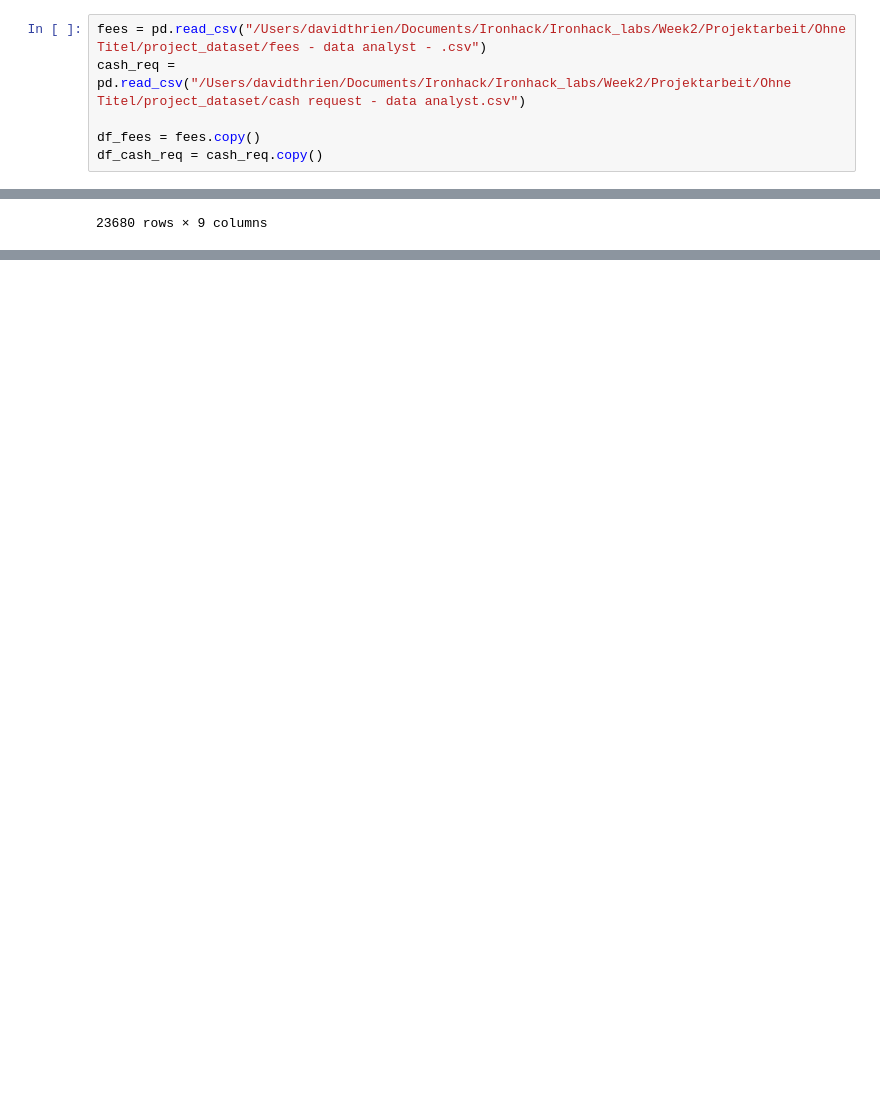
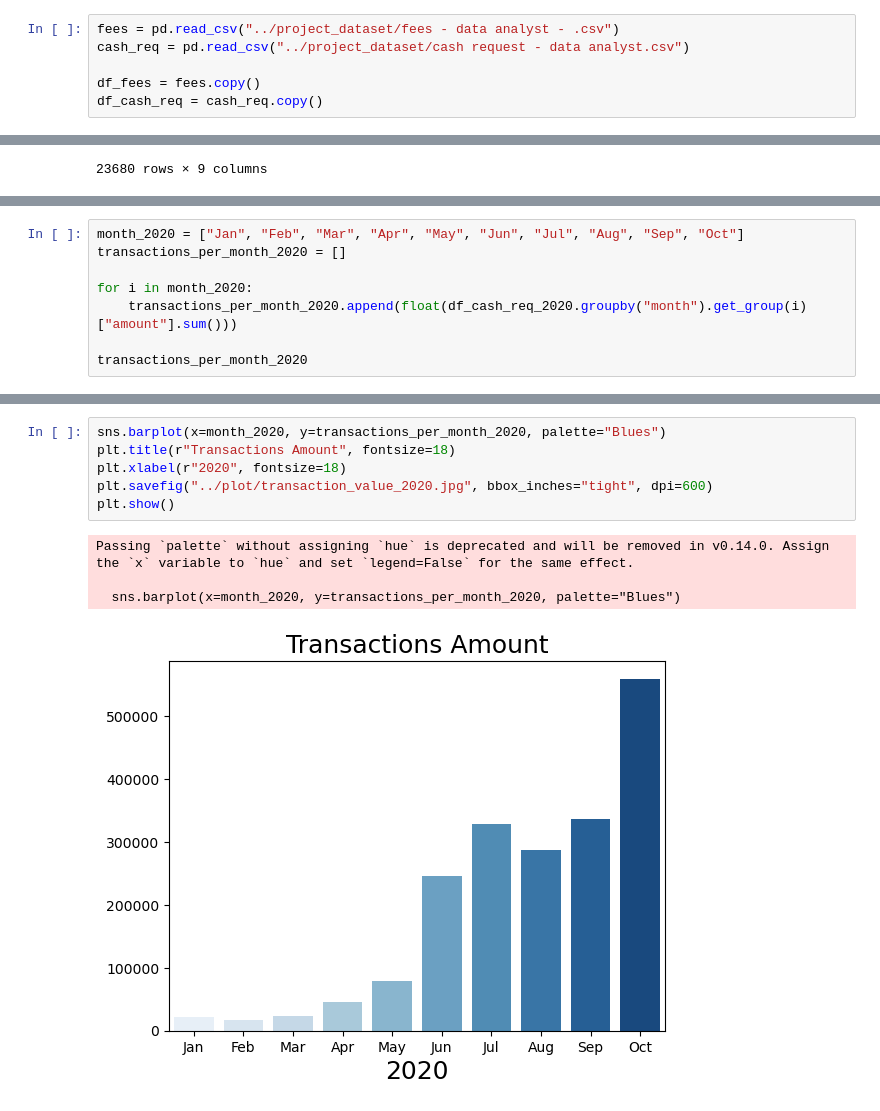
Before and after one commit to abhishek-chattopadhyay/project-1-ironhack-payments-2-en, a Jupyter notebook: code/cash.ipynb, the cells around one changed output, grey strips where cells are left out. Saved outputs shown, nothing was run; the diff lists cells and outputs as text; blank space fills up the shorter version.

Commit message:
Merged cash notebook

```diff
--- a/code/cash.ipynb
+++ b/code/cash.ipynb
@@ -11,8 +13,8 @@ pd.set_option('display.max_columns', None)
 # %% [markdown]
 # Read data here
 # %%
-fees = pd.read_csv("/Users/davidthrien/Documents/Ironhack/Ironhack_labs/Week2/Projektarbeit/Ohne Titel/project_dataset/fees - data analyst - .csv")
-cash_req = pd.read_csv("/Users/davidthrien/Documents/Ironhack/Ironhack_labs/Week2/Projektarbeit/Ohne Titel/project_dataset/cash request - data analyst.csv")
+fees = pd.read_csv("../project_dataset/fees - data analyst - .csv")
+cash_req = pd.read_csv("../project_dataset/cash request - data analyst.csv")
 
 df_fees = fees.copy()
 df_cash_req = cash_req.copy()
@@ -416,0 +208,8 @@ Passing `palette` without assigning `hue` is deprecated and will be removed in v
+# %%
+month_2020 = ["Jan", "Feb", "Mar", "Apr", "May", "Jun", "Jul", "Aug", "Sep", "Oct"]
+transactions_per_month_2020 = []
+
+for i in month_2020:
+    transactions_per_month_2020.append(float(df_cash_req_2020.groupby("month").get_group(i)["amount"].sum()))
+
+transactions_per_month_2020
@@ -416,0 +227,11 @@ Passing `palette` without assigning `hue` is deprecated and will be removed in v
+# %%
+sns.barplot(x=month_2020, y=transactions_per_month_2020, palette="Blues")
+plt.title(r"Transactions Amount", fontsize=18)
+plt.xlabel(r"2020", fontsize=18)
+plt.savefig("../plot/transaction_value_2020.jpg", bbox_inches="tight", dpi=600)
+plt.show()
+# %% [output]
+Passing `palette` without assigning `hue` is deprecated and will be removed in v0.14.0. Assign the `x` variable to `hue` and set `legend=False` for the same effect.
+
+  sns.barplot(x=month_2020, y=transactions_per_month_2020, palette="Blues")
+[figure, added]
```
Also changed, not shown: parts of 47 cells of this notebook.
